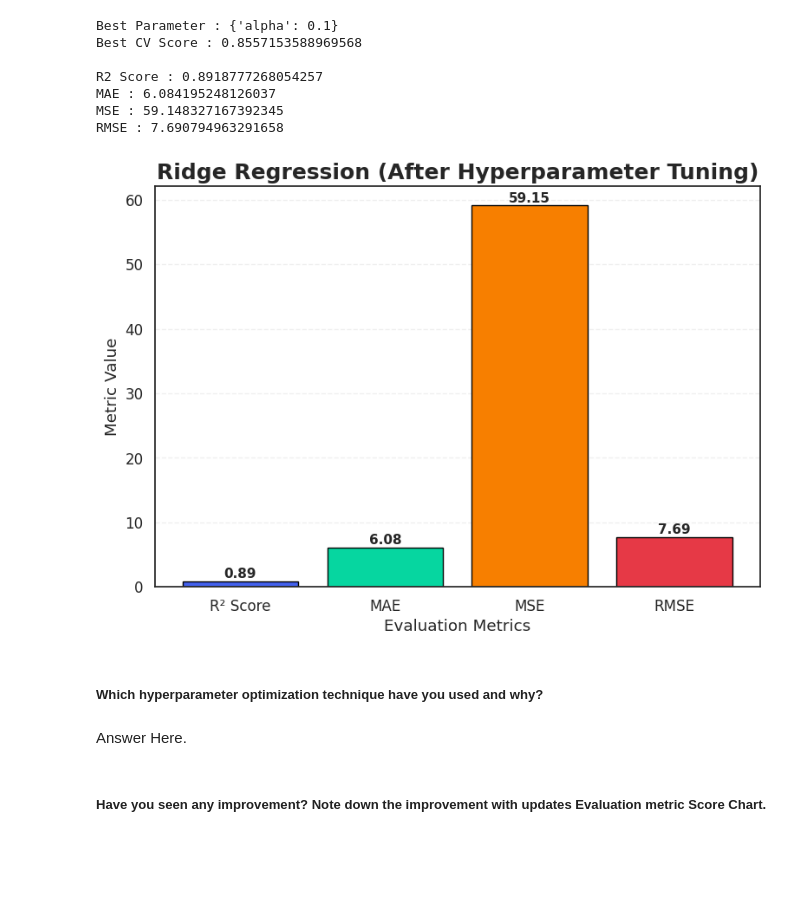
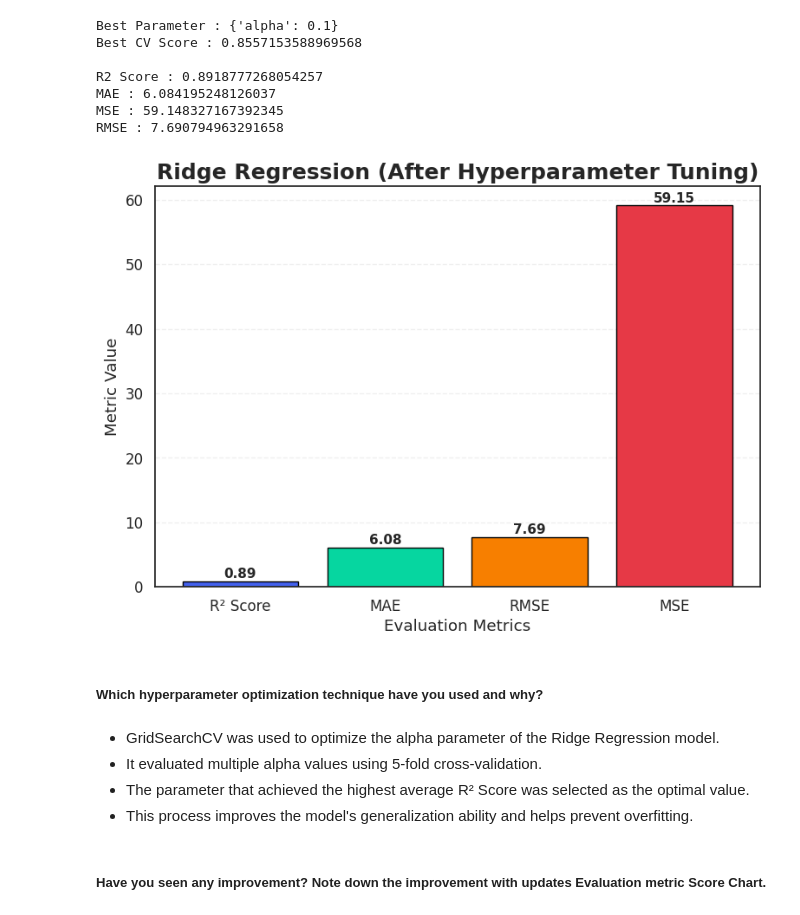
Before and after one commit to Sneha8126/Sneha-copy-of-Sample-ML-Submission-Template, a Jupyter notebook: Sneha_copy_of_Sample_ML_Submission_Template.ipynb, the cells around one changed output. Saved outputs shown, nothing was run; the diff lists cells and outputs as text; code cells hidden in the pictures; blank space fills up the shorter version.

```diff
--- a/Sneha_copy_of_Sample_ML_Submission_Template.ipynb
+++ b/Sneha_copy_of_Sample_ML_Submission_Template.ipynb
@@ -1939,42 +1939,45 @@ mae = mean_absolute_error(y_test, y_pred)
 mse = mean_squared_error(y_test, y_pred)
 rmse = np.sqrt(mse)
 
-metrics = ['R² Score', 'MAE', 'MSE', 'RMSE']
-values = [r2, mae, mse, rmse]
+metrics = ['R² Score', 'MAE', 'RMSE', 'MSE']
+values = [r2, mae, rmse, mse]
 
 colors = ['#4361EE', '#06D6A0', '#F77F00', '#E63946']
 
 plt.figure(figsize=(9,6))
 
 bars = plt.bar(metrics,
                values,
                color=colors,
                edgecolor='black')
 
 for bar in bars:
     plt.text(bar.get_x()+bar.get_width()/2,
              bar.get_height()+0.5,
              f'{bar.get_height():.2f}',
              ha='center',
              fontsize=11,
              fontweight='bold')
 
 plt.title("Ridge Regression (After Hyperparameter Tuning)",
           fontsize=18,
           fontweight='bold')
 
 plt.xlabel("Evaluation Metrics")
 plt.ylabel("Metric Value")
 
 plt.grid(axis='y', linestyle='--', alpha=0.3)
 
 plt.show()
 # %% [output]
-[figure, old version]
+[figure, new version]
 # %% [markdown]
 ##### Which hyperparameter optimization technique have you used and why?
-# %% [markdown]
-Answer Here.
+# %% [markdown]
+* GridSearchCV was used to optimize the alpha parameter of the Ridge Regression model.
+* It evaluated multiple alpha values using 5-fold cross-validation.
+* The parameter that achieved the highest average R² Score was selected as the optimal value.
+* This process improves the model's generalization ability and helps prevent overfitting.
 # %% [markdown]
 ##### Have you seen any improvement? Note down the improvement with updates Evaluation metric Score Chart.
 # %% [markdown]
```
